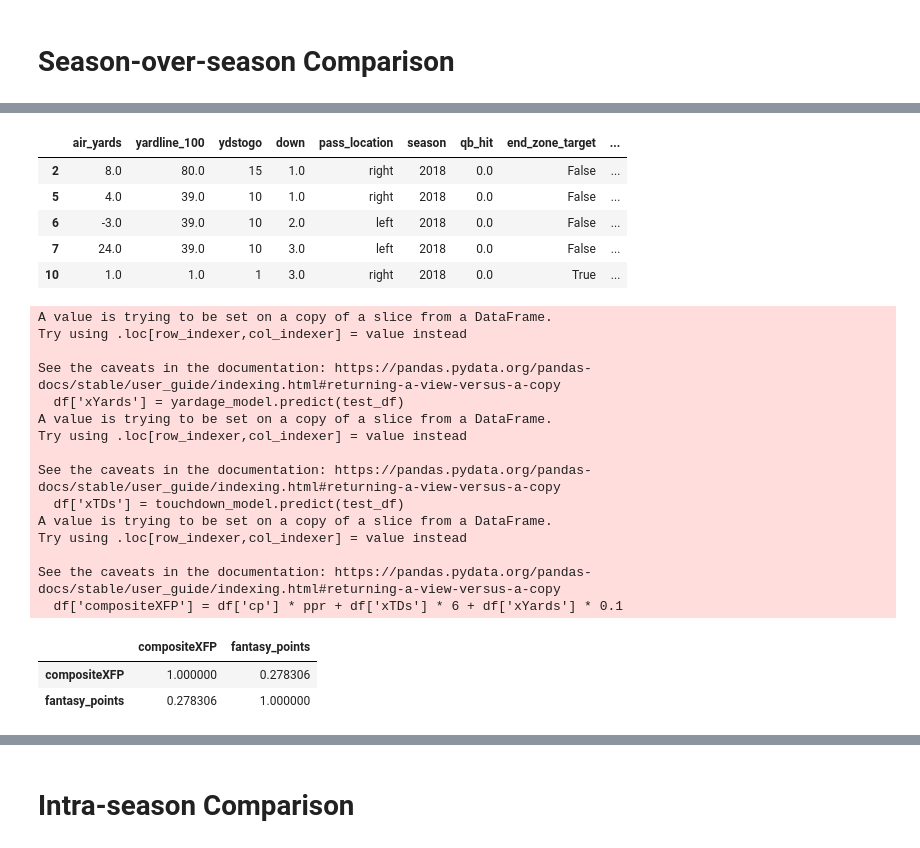
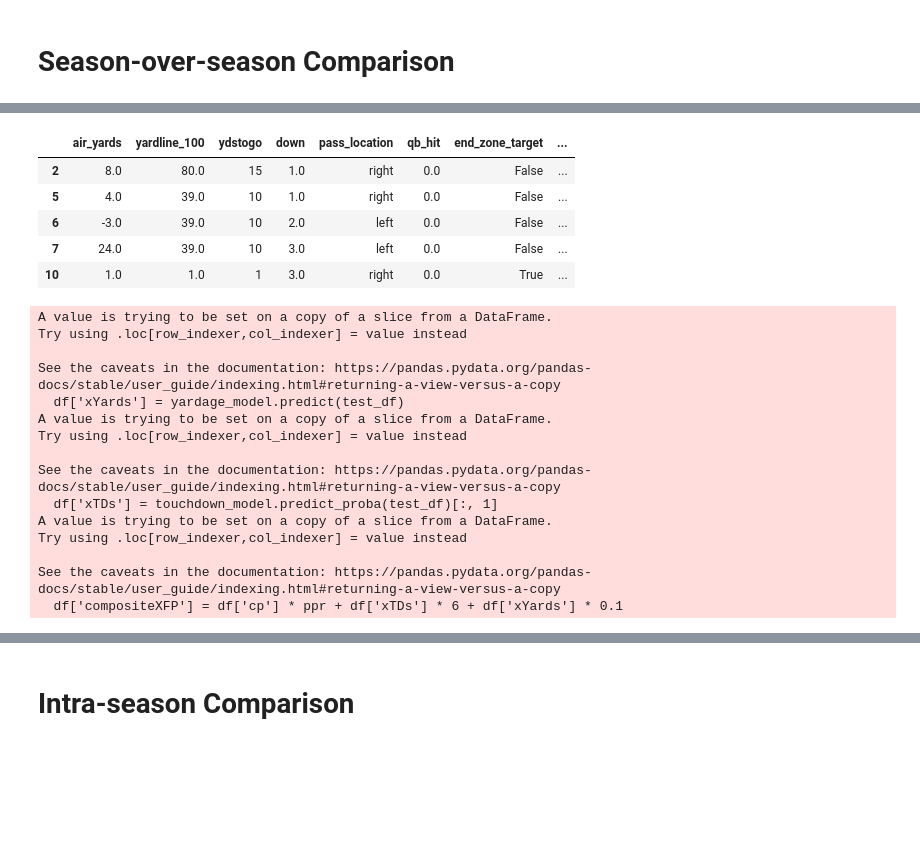
Before and after one commit to SalCacciatore/pro_football_analyzer, a Jupyter notebook: receiver_model_testing.ipynb, the cells around one changed output, grey strips where cells are left out. Drawn from its saved outputs; the diff is of its cells as text; code cells hidden in the pictures; blank space fills up the shorter version.

Commit message:
added rushing model to app, created passing models moved files around

```diff
--- a/model_testing.ipynb
+++ b/receiver_model_testing.ipynb
@@ -126,16 +126,16 @@ Name: count, dtype: int64
 # %%
 new_predictors = [
     'air_yards', 'yardline_100', 'ydstogo',
-    'down', 'pass_location', 'season', 'qb_hit', 'end_zone_target', 'distance_to_EZ_after_target'
+    'down', 'pass_location', 'qb_hit', 'end_zone_target', 'distance_to_EZ_after_target'
 ]
 
 test_df = df[new_predictors]
 
 test_df.head()
 # %% [output]
-|  | air_yards | yardline_100 | ydstogo | down | pass_location | season | qb_hit | end_zone_target | ... |
-| 2 | 8.0 | 80.0 | 15 | 1.0 | right | 2018 | 0.0 | False | ... |
-| 5 | 4.0 | 39.0 | 10 | 1.0 | right | 2018 | 0.0 | False | ... |
-| 6 | -3.0 | 39.0 | 10 | 2.0 | left | 2018 | 0.0 | False | ... |
-| 7 | 24.0 | 39.0 | 10 | 3.0 | left | 2018 | 0.0 | False | ... |
-| 10 | 1.0 | 1.0 | 1 | 3.0 | right | 2018 | 0.0 | True | ... |
+|  | air_yards | yardline_100 | ydstogo | down | pass_location | qb_hit | end_zone_target | ... |
+| 2 | 8.0 | 80.0 | 15 | 1.0 | right | 0.0 | False | ... |
+| 5 | 4.0 | 39.0 | 10 | 1.0 | right | 0.0 | False | ... |
+| 6 | -3.0 | 39.0 | 10 | 2.0 | left | 0.0 | False | ... |
+| 7 | 24.0 | 39.0 | 10 | 3.0 | left | 0.0 | False | ... |
+| 10 | 1.0 | 1.0 | 1 | 3.0 | right | 0.0 | True | ... |
@@ -142,10 +144,7 @@ test_df.head()
 # %%
-test_df = pd.get_dummies(test_df, columns=['pass_location'], drop_first=True)
-
-
 # Add predictions to the new dataset (optional)
 df['xYards'] = yardage_model.predict(test_df)
-df['xTDs'] = touchdown_model.predict(test_df)
+df['xTDs'] = touchdown_model.predict_proba(test_df)[:, 1]
 #df['xFPs'] = best_model.predict(test_df)
 df['compositeXFP'] = df['cp'] * ppr + df['xTDs'] * 6 + df['xYards'] * 0.1
 # %% [output]
@@ -158,18 +157,12 @@ A value is trying to be set on a copy of a slice from a DataFrame.
 Try using .loc[row_indexer,col_indexer] = value instead
 
 See the caveats in the documentation: https://pandas.pydata.org/pandas-docs/stable/user_guide/indexing.html#returning-a-view-versus-a-copy
-  df['xTDs'] = touchdown_model.predict(test_df)
+  df['xTDs'] = touchdown_model.predict_proba(test_df)[:, 1]
 A value is trying to be set on a copy of a slice from a DataFrame.
 Try using .loc[row_indexer,col_indexer] = value instead
 
 See the caveats in the documentation: https://pandas.pydata.org/pandas-docs/stable/user_guide/indexing.html#returning-a-view-versus-a-copy
   df['compositeXFP'] = df['cp'] * ppr + df['xTDs'] * 6 + df['xYards'] * 0.1
-# %%
-df[['compositeXFP','fantasy_points']].corr()
-# %% [output]
-|  | compositeXFP | fantasy_points |
-| compositeXFP | 1.000000 | 0.278306 |
-| fantasy_points | 0.278306 | 1.000000 |
 # %%
 receivers = df.groupby(['receiver_player_id','posteam','season']).agg({'receiver_player_name':'max','pass':'sum','xTDs':'sum','pass_touchdown':'sum','xYards':'sum','yards_gained':'sum','cp':'sum','complete_pass':'sum','fantasy_points':'sum','compositeXFP':'sum'}).sort_values('compositeXFP',ascending=False)
 # %%
```
Also changed, not shown: parts of 30 cells of this notebook, 23 other files.
